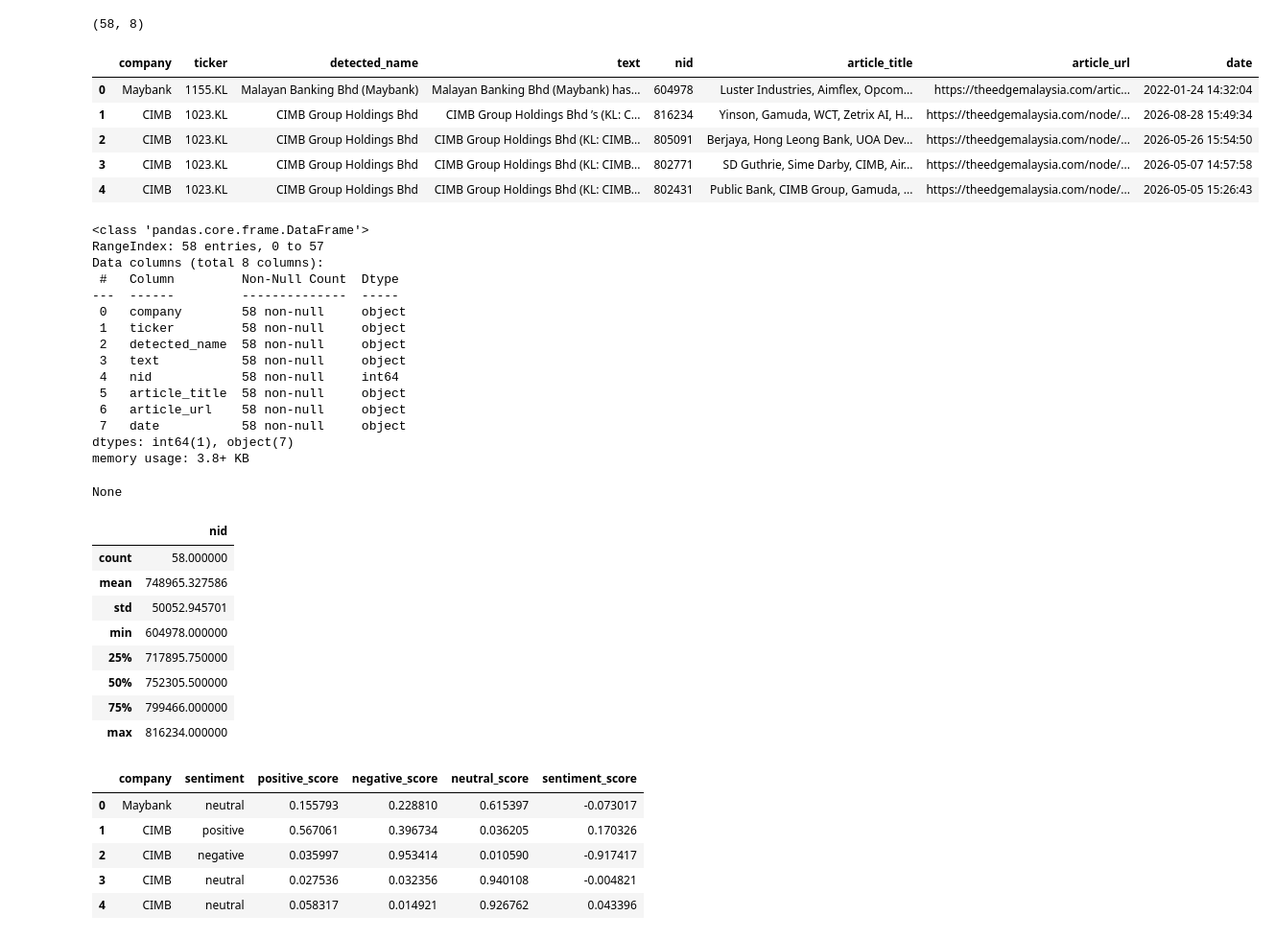
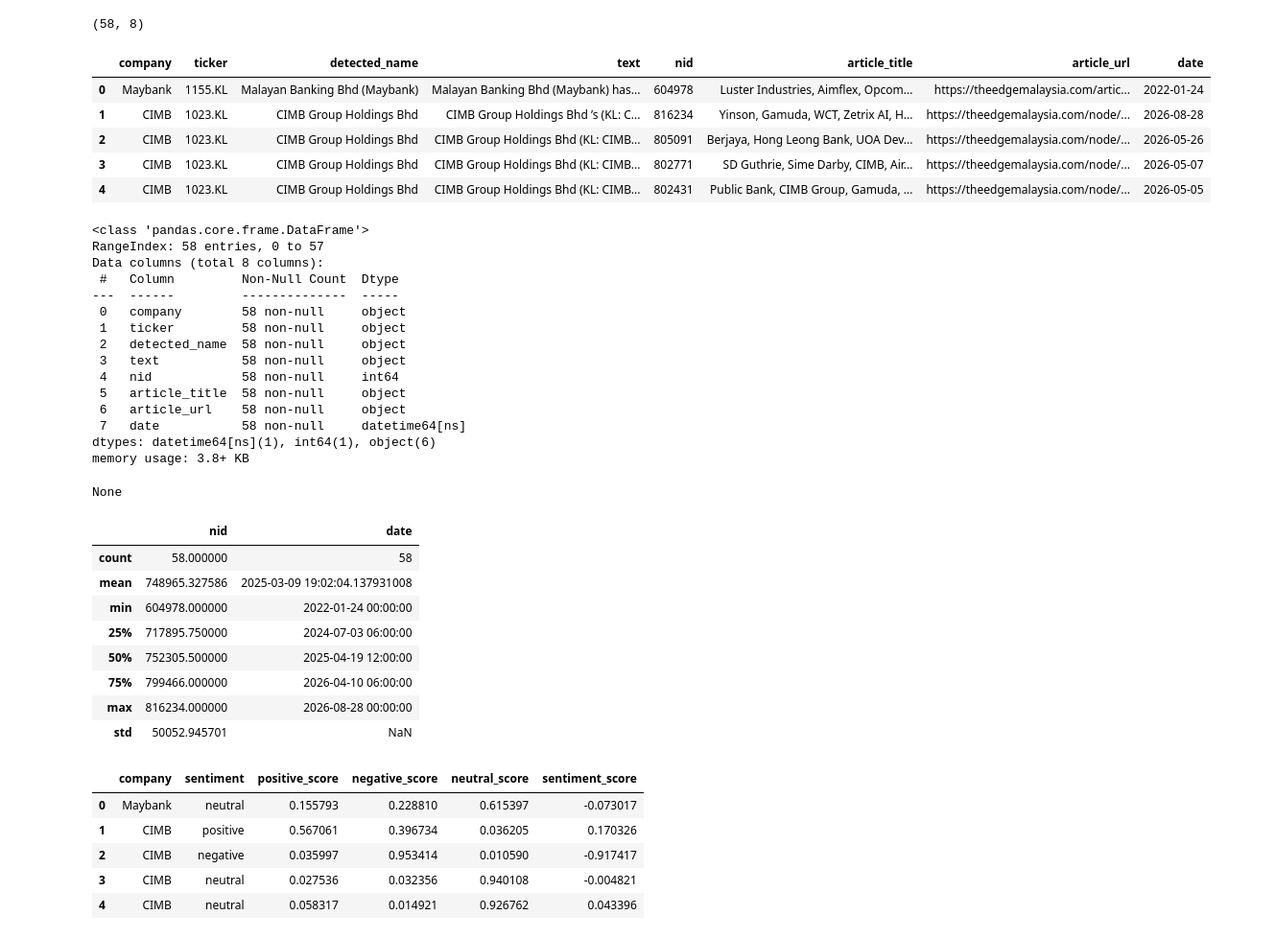
Before and after one commit to bilal-aouiss/FinAgent-X-An-Explainable-Multi-Agent-Financial-Intelligence-Platform, a Jupyter notebook: src/news_sentiment.ipynb, the cells around one changed output. Shown at 96% size. Drawn from its saved outputs; the diff is of its cells as text; code cells hidden in the pictures.

```diff
--- a/src/news_sentiment.ipynb
+++ b/src/news_sentiment.ipynb
@@ -8,15 +8,16 @@ import re
 # %%
 df = pd.read_csv('../data/preprocessed_data/news_data.csv')
 print(df.shape)
+df["date"]=pd.to_datetime(df["date"]).dt.normalize()
 df.head()
 # %% [output]
 (58, 8)
 |  | company | ticker | detected_name | text | nid | article_title | article_url | date |
-| 0 | Maybank | 1155.KL | Malayan Banking Bhd (Maybank) | Malayan Banking Bhd (Maybank) has... | 604978 | Luster Industries, Aimflex, Opcom... | https://theedgemalaysia.com/artic... | 2022-01-24 14:32:04 |
-| 1 | CIMB | 1023.KL | CIMB Group Holdings Bhd | CIMB Group Holdings Bhd ’s (KL: C... | 816234 | Yinson, Gamuda, WCT, Zetrix AI, H... | https://theedgemalaysia.com/node/... | 2026-08-28 15:49:34 |
-| 2 | CIMB | 1023.KL | CIMB Group Holdings Bhd | CIMB Group Holdings Bhd (KL: CIMB... | 805091 | Berjaya, Hong Leong Bank, UOA Dev... | https://theedgemalaysia.com/node/... | 2026-05-26 15:54:50 |
-| 3 | CIMB | 1023.KL | CIMB Group Holdings Bhd | CIMB Group Holdings Bhd (KL: CIMB... | 802771 | SD Guthrie, Sime Darby, CIMB, Air... | https://theedgemalaysia.com/node/... | 2026-05-07 14:57:58 |
-| 4 | CIMB | 1023.KL | CIMB Group Holdings Bhd | CIMB Group Holdings Bhd (KL: CIMB... | 802431 | Public Bank, CIMB Group, Gamuda, ... | https://theedgemalaysia.com/node/... | 2026-05-05 15:26:43 |
+| 0 | Maybank | 1155.KL | Malayan Banking Bhd (Maybank) | Malayan Banking Bhd (Maybank) has... | 604978 | Luster Industries, Aimflex, Opcom... | https://theedgemalaysia.com/artic... | 2022-01-24 |
+| 1 | CIMB | 1023.KL | CIMB Group Holdings Bhd | CIMB Group Holdings Bhd ’s (KL: C... | 816234 | Yinson, Gamuda, WCT, Zetrix AI, H... | https://theedgemalaysia.com/node/... | 2026-08-28 |
+| 2 | CIMB | 1023.KL | CIMB Group Holdings Bhd | CIMB Group Holdings Bhd (KL: CIMB... | 805091 | Berjaya, Hong Leong Bank, UOA Dev... | https://theedgemalaysia.com/node/... | 2026-05-26 |
+| 3 | CIMB | 1023.KL | CIMB Group Holdings Bhd | CIMB Group Holdings Bhd (KL: CIMB... | 802771 | SD Guthrie, Sime Darby, CIMB, Air... | https://theedgemalaysia.com/node/... | 2026-05-07 |
+| 4 | CIMB | 1023.KL | CIMB Group Holdings Bhd | CIMB Group Holdings Bhd (KL: CIMB... | 802431 | Public Bank, CIMB Group, Gamuda, ... | https://theedgemalaysia.com/node/... | 2026-05-05 |
 # %%
 display(df.info())
 df.describe()
@@ -33,19 +34,19 @@ Data columns (total 8 columns):
  4   nid            58 non-null     int64
  5   article_title  58 non-null     object
  6   article_url    58 non-null     object
- 7   date           58 non-null     object
-dtypes: int64(1), object(7)
+ 7   date           58 non-null     datetime64[ns]
+dtypes: datetime64[ns](1), int64(1), object(6)
 memory usage: 3.8+ KB
 None
-|  | nid |
-| count | 58.000000 |
-| mean | 748965.327586 |
-| std | 50052.945701 |
-| min | 604978.000000 |
-| 25% | 717895.750000 |
-| 50% | 752305.500000 |
-| 75% | 799466.000000 |
-| max | 816234.000000 |
+|  | nid | date |
+| count | 58.000000 | 58 |
+| mean | 748965.327586 | 2025-03-09 19:02:04.137931008 |
+| min | 604978.000000 | 2022-01-24 00:00:00 |
+| 25% | 717895.750000 | 2024-07-03 06:00:00 |
+| 50% | 752305.500000 | 2025-04-19 12:00:00 |
+| 75% | 799466.000000 | 2026-04-10 06:00:00 |
+| max | 816234.000000 | 2026-08-28 00:00:00 |
+| std | 50052.945701 | NaN |
 # %%
 from transformers import pipeline
 finbert = pipeline("sentiment-analysis",model="ProsusAI/finbert")
```
Also changed, not shown: parts of 2 cells of this notebook, 5 other files.
